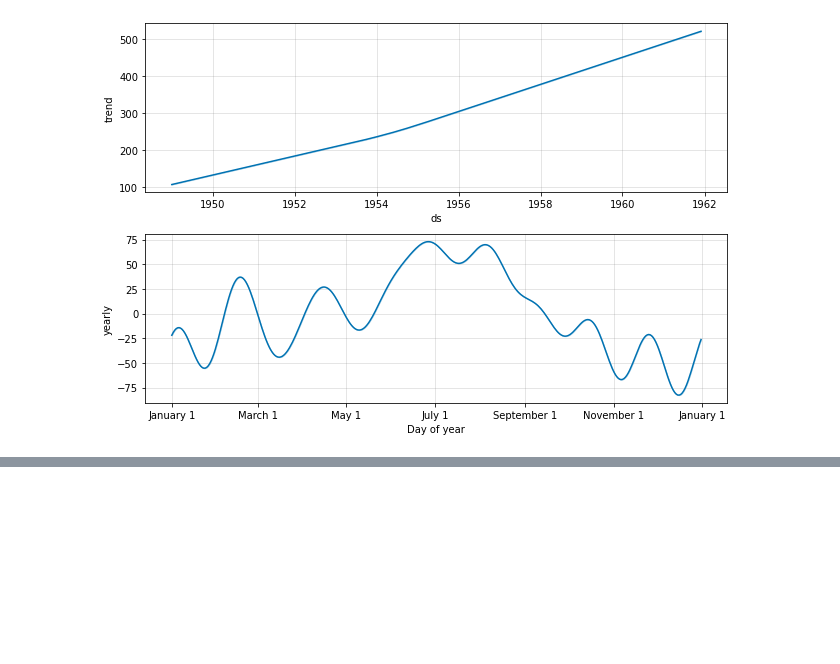
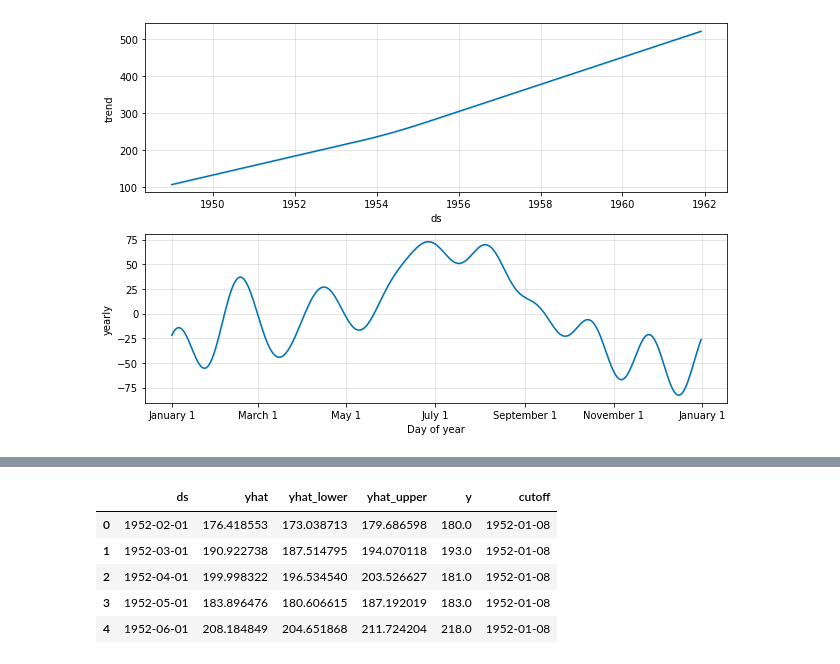
Before and after one commit to charanbirdi/FB_prophet, a Jupyter notebook: Time_Series_FB_Prophet.ipynb, the cells around one changed output, grey strips where cells are left out. Saved outputs shown, nothing was run; the diff lists cells and outputs as text; code cells hidden in the pictures; blank space fills up the shorter version.

```diff
--- a/Time_Series_FB_Prophet.ipynb
+++ b/Time_Series_FB_Prophet.ipynb
@@ -117,0 +124,9 @@ model.plot_components(prediction)
+# %%
+df_cv.head()
+# %% [output]
+|  | ds | yhat | yhat_lower | yhat_upper | y | cutoff |
+| 0 | 1952-02-01 | 176.418553 | 173.038713 | 179.686598 | 180.0 | 1952-01-08 |
+| 1 | 1952-03-01 | 190.922738 | 187.514795 | 194.070118 | 193.0 | 1952-01-08 |
+| 2 | 1952-04-01 | 199.998322 | 196.534540 | 203.526627 | 181.0 | 1952-01-08 |
+| 3 | 1952-05-01 | 183.896476 | 180.606615 | 187.192019 | 183.0 | 1952-01-08 |
+| 4 | 1952-06-01 | 208.184849 | 204.651868 | 211.724204 | 218.0 | 1952-01-08 |
```
Also changed, not shown: parts of 3 cells of this notebook.
